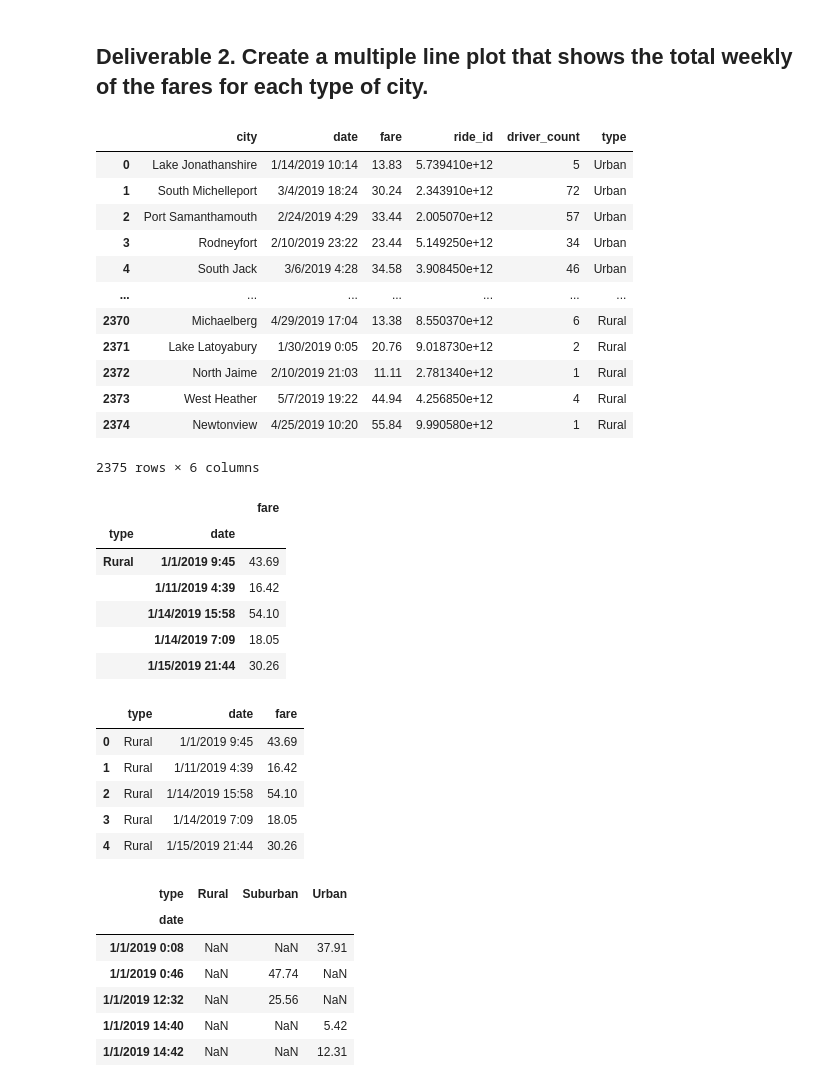
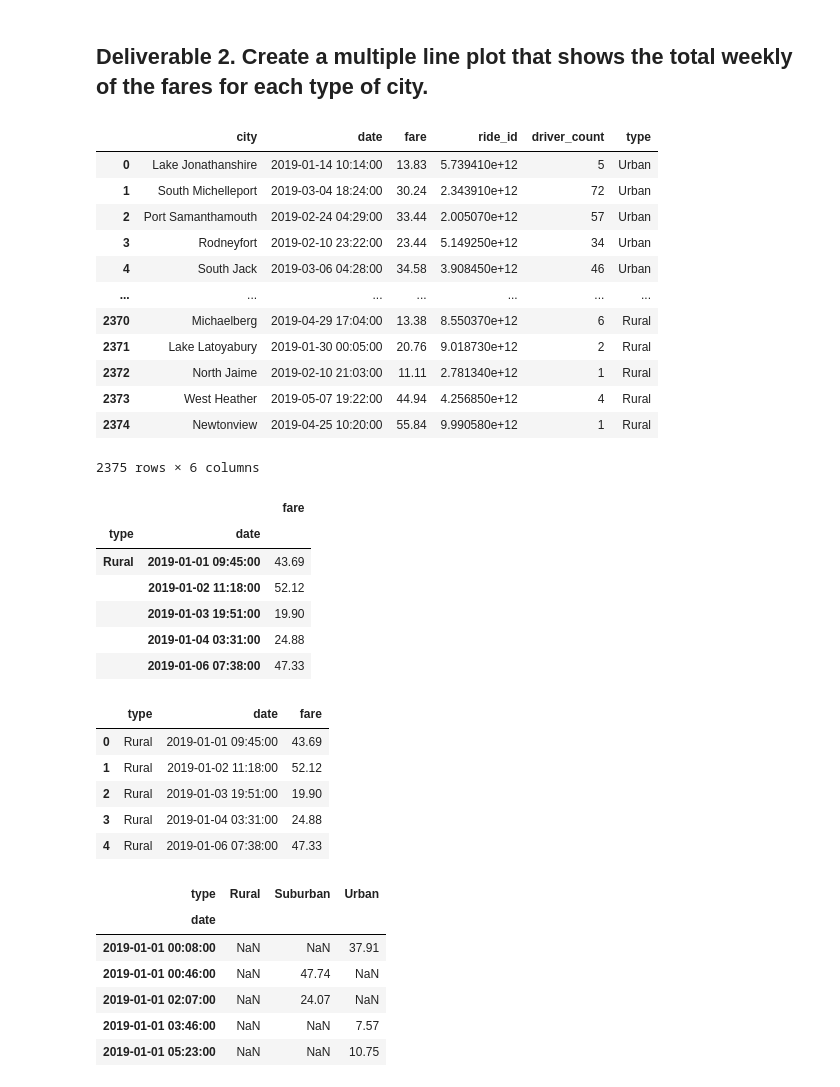
Before and after one commit to BryantKlewer/PyBer_Analysis, a Jupyter notebook: PyBer_Challenge.ipynb, the cells around one changed output. Drawn from its saved outputs; the diff is of its cells as text; code cells hidden in the pictures.

```diff
--- a/PyBer_Challenge.ipynb
+++ b/PyBer_Challenge.ipynb
@@ -21,7 +22,7 @@ ride_data_df = pd.read_csv(ride_data_to_load)
 # %%
 # Combine the data into a single dataset
 pyber_data_df = pd.merge(ride_data_df, city_data_df, how="left", on=["city", "city"])
-
+pyber_data_df["date"] = pd.to_datetime(pyber_data_df["date"])
 # Display the data table for preview
 pyber_data_df.head()
 # %% [output]
@@ -123,33 +124,36 @@ summary_data_df
 # %%
 # 1. Read the merged DataFrame
 pyber_data_df
+
+pyber_data_df
 # %% [output]
 |  | city | date | fare | ride_id | driver_count | type |
-| 0 | Lake Jonathanshire | 1/14/2019 10:14 | 13.83 | 5.739410e+12 | 5 | Urban |
-| 1 | South Michelleport | 3/4/2019 18:24 | 30.24 | 2.343910e+12 | 72 | Urban |
-| 2 | Port Samanthamouth | 2/24/2019 4:29 | 33.44 | 2.005070e+12 | 57 | Urban |
-| 3 | Rodneyfort | 2/10/2019 23:22 | 23.44 | 5.149250e+12 | 34 | Urban |
-| 4 | South Jack | 3/6/2019 4:28 | 34.58 | 3.908450e+12 | 46 | Urban |
+| 0 | Lake Jonathanshire | 2019-01-14 10:14:00 | 13.83 | 5.739410e+12 | 5 | Urban |
+| 1 | South Michelleport | 2019-03-04 18:24:00 | 30.24 | 2.343910e+12 | 72 | Urban |
+| 2 | Port Samanthamouth | 2019-02-24 04:29:00 | 33.44 | 2.005070e+12 | 57 | Urban |
+| 3 | Rodneyfort | 2019-02-10 23:22:00 | 23.44 | 5.149250e+12 | 34 | Urban |
+| 4 | South Jack | 2019-03-06 04:28:00 | 34.58 | 3.908450e+12 | 46 | Urban |
 | ... | ... | ... | ... | ... | ... | ... |
-| 2370 | Michaelberg | 4/29/2019 17:04 | 13.38 | 8.550370e+12 | 6 | Rural |
-| 2371 | Lake Latoyabury | 1/30/2019 0:05 | 20.76 | 9.018730e+12 | 2 | Rural |
-| 2372 | North Jaime | 2/10/2019 21:03 | 11.11 | 2.781340e+12 | 1 | Rural |
-| 2373 | West Heather | 5/7/2019 19:22 | 44.94 | 4.256850e+12 | 4 | Rural |
-| 2374 | Newtonview | 4/25/2019 10:20 | 55.84 | 9.990580e+12 | 1 | Rural |
+| 2370 | Michaelberg | 2019-04-29 17:04:00 | 13.38 | 8.550370e+12 | 6 | Rural |
+| 2371 | Lake Latoyabury | 2019-01-30 00:05:00 | 20.76 | 9.018730e+12 | 2 | Rural |
+| 2372 | North Jaime | 2019-02-10 21:03:00 | 11.11 | 2.781340e+12 | 1 | Rural |
+| 2373 | West Heather | 2019-05-07 19:22:00 | 44.94 | 4.256850e+12 | 4 | Rural |
+| 2374 | Newtonview | 2019-04-25 10:20:00 | 55.84 | 9.990580e+12 | 1 | Rural |
 2375 rows × 6 columns
 # %%
 # 2. Using groupby() to create a new DataFrame showing the sum of the fares
 #  for each date where the indices are the city type and date.
 fares_by_date_df=pyber_data_df.groupby(["type", "date"]).sum()[["fare"]]
+
 fares_by_date_df.head()
 # %% [output]
 |  |  | fare |
 | type | date |  |
-| Rural | 1/1/2019 9:45 | 43.69 |
-|  | 1/11/2019 4:39 | 16.42 |
-|  | 1/14/2019 15:58 | 54.10 |
-|  | 1/14/2019 7:09 | 18.05 |
-|  | 1/15/2019 21:44 | 30.26 |
+| Rural | 2019-01-01 09:45:00 | 43.69 |
+|  | 2019-01-02 11:18:00 | 52.12 |
+|  | 2019-01-03 19:51:00 | 19.90 |
+|  | 2019-01-04 03:31:00 | 24.88 |
+|  | 2019-01-06 07:38:00 | 47.33 |
 # %%
 # 3. Reset the index on the DataFrame you created in #1. This is needed to use the 'pivot()' function.
 # df = df.reset_index()
@@ -157,11 +161,11 @@ fares_by_date_df = fares_by_date_df.reset_index()
 fares_by_date_df.head()
 # %% [output]
 |  | type | date | fare |
-| 0 | Rural | 1/1/2019 9:45 | 43.69 |
-| 1 | Rural | 1/11/2019 4:39 | 16.42 |
-| 2 | Rural | 1/14/2019 15:58 | 54.10 |
-| 3 | Rural | 1/14/2019 7:09 | 18.05 |
-| 4 | Rural | 1/15/2019 21:44 | 30.26 |
+| 0 | Rural | 2019-01-01 09:45:00 | 43.69 |
+| 1 | Rural | 2019-01-02 11:18:00 | 52.12 |
+| 2 | Rural | 2019-01-03 19:51:00 | 19.90 |
+| 3 | Rural | 2019-01-04 03:31:00 | 24.88 |
+| 4 | Rural | 2019-01-06 07:38:00 | 47.33 |
 # %%
 # 4. Create a pivot table with the 'date' as the index, the columns ='type', and values='fare'
 # to get the total fares for each type of city by the date.
@@ -170,10 +174,10 @@ fares_by_date_pivot.head()
 # %% [output]
 | type | Rural | Suburban | Urban |
 | date |  |  |  |
-| 1/1/2019 0:08 | NaN | NaN | 37.91 |
-| 1/1/2019 0:46 | NaN | 47.74 | NaN |
-| 1/1/2019 12:32 | NaN | 25.56 | NaN |
-| 1/1/2019 14:40 | NaN | NaN | 5.42 |
-| 1/1/2019 14:42 | NaN | NaN | 12.31 |
+| 2019-01-01 00:08:00 | NaN | NaN | 37.91 |
+| 2019-01-01 00:46:00 | NaN | 47.74 | NaN |
+| 2019-01-01 02:07:00 | NaN | 24.07 | NaN |
+| 2019-01-01 03:46:00 | NaN | NaN | 7.57 |
+| 2019-01-01 05:23:00 | NaN | NaN | 10.75 |
 # %%
 # 5. Create a new DataFrame from the pivot table DataFrame using loc on the given dates, '2019-01-01':'2019-04-29'.
```
Also changed, not shown: parts of 7 cells of this notebook, 1 other file.
